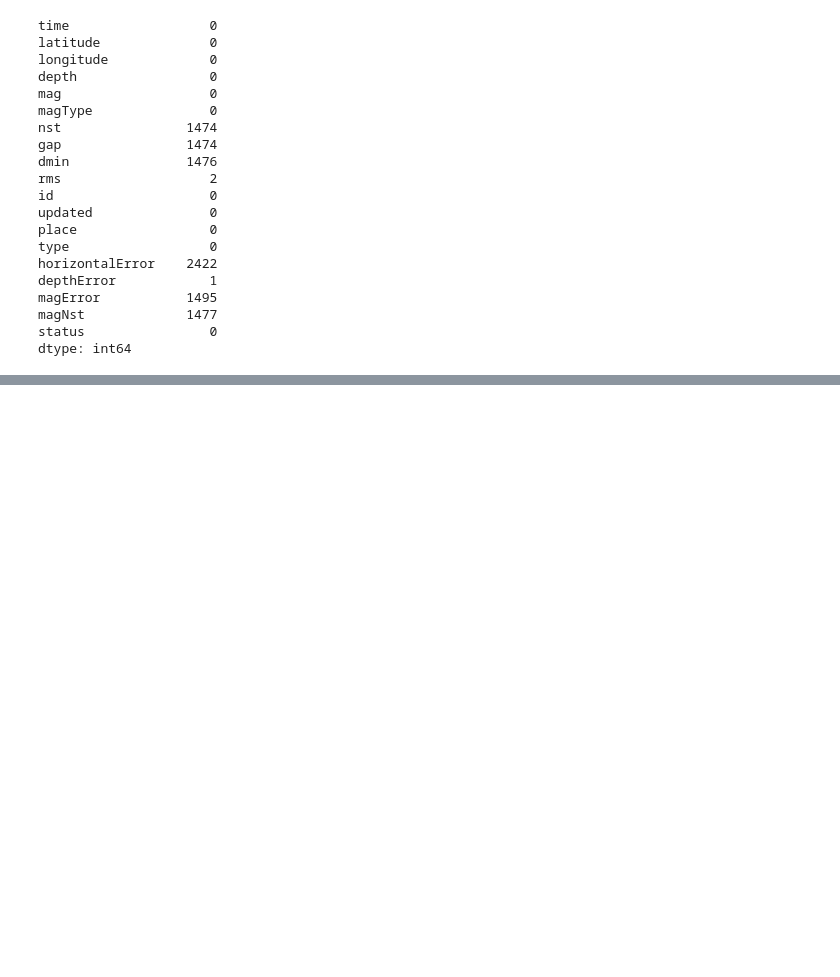
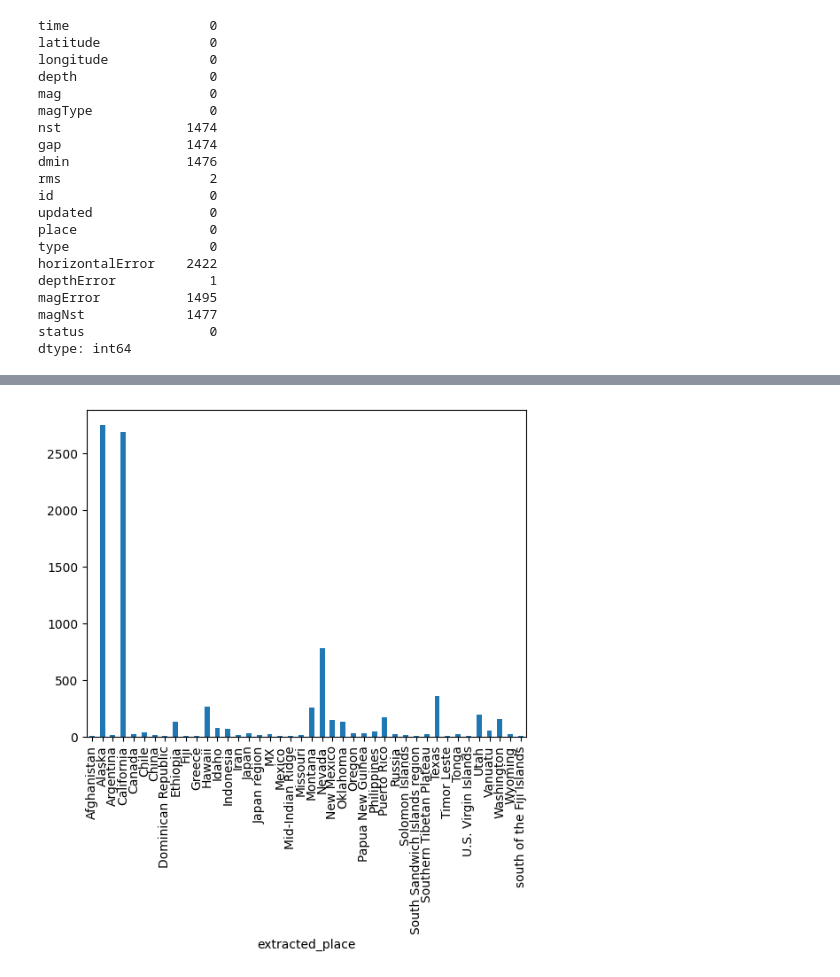
Before and after one commit to pkdc/earthquake-data-analysis, a Jupyter notebook: earthquake.ipynb, the cells around one changed output, grey strips where cells are left out. Cells and saved outputs as stored; diff of their text form; code cells hidden in the pictures; blank space fills up the shorter version.

```diff
--- a/earthquake.ipynb
+++ b/earthquake.ipynb
@@ -101,6 +101,8 @@ import re
 def extract_place(row):
     if row['two_part_place']:
         match = re.search(r'.*,\s(.*)', row['place'])
+        if match.group(1) == 'CA':
+            return 'California'
         return match.group(1)
     else:
         return row['place']
@@ -109,8 +111,17 @@ two_parts_place = earthquake_data['place'].str.contains(r',\s', regex=True)
 earthquake_data['two_part_place'] = two_parts_place
 extracted_place = earthquake_data.apply(extract_place, axis=1)
 earthquake_data = earthquake_data.assign(extracted_place=extracted_place)
-print(earthquake_data)
-print(earthquake_data['extracted_place'])
+earthquake_data_sort_lat = earthquake_data.sort_values(by=['latitude'])
+# print(earthquake_data)
+# print(earthquake_data['extracted_place'])
+
+# earthquake_data_filtered = earthquake_data[earthquake_data['extracted_place'].size() < 5]
+data_grp_place = earthquake_data_sort_lat.groupby('extracted_place').size()
+data_grp_place_filtered = data_grp_place[data_grp_place > 10]
+
+# print(data_grp_place[data_grp_place[]])
+
+data_grp_place_filtered.plot(kind='bar')
 
 # earthquake_data.groupby(['place']).size()
 # %% [output]
@@ -133,0 +129 @@ Name: extracted_place, Length: 9064, dtype: object
+[figure, added]
```
Also changed, not shown: parts of 2 cells of this notebook.
